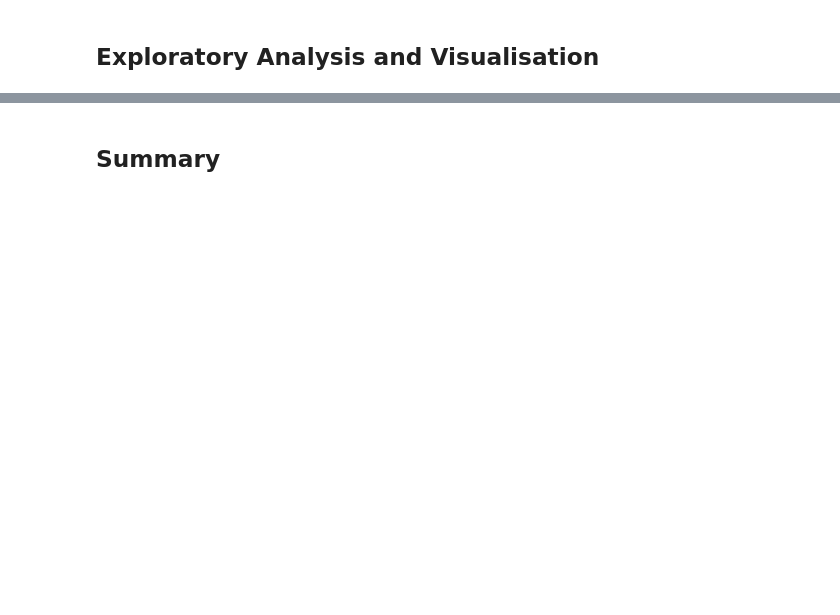
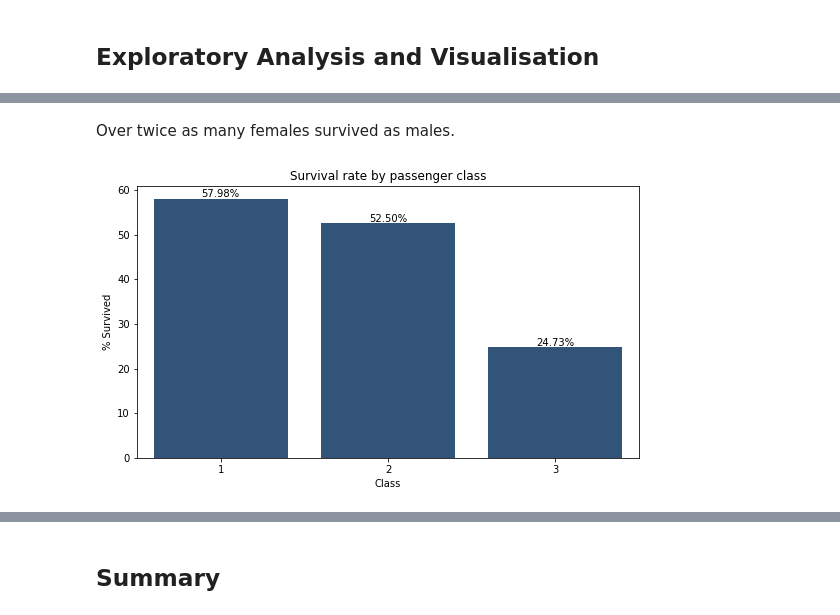
Before and after one commit to al-ensign/ml-introduction, a Jupyter notebook: 01_Descriptive_Statistics_and_Data_Exploration/eda.ipynb, the cells around one changed output, grey strips where cells are left out. Drawn from its saved outputs; the diff is of its cells as text; code cells hidden in the pictures; blank space fills up the shorter version.

```diff
--- a/01_Descriptive_Statistics_and_Data_Exploration/eda.ipynb
+++ b/01_Descriptive_Statistics_and_Data_Exploration/eda.ipynb
@@ -223,0 +248,14 @@ print(train["Embarked"].unique())
+# %% [markdown]
+Over twice as many females survived as males.
+# %%
+#Survival rate by class
+df_1 = train.groupby("Pclass")["Survived"].apply(lambda x: x.sum()/len(x)*100)
+plt.figure(figsize = (9,5))
+ax = sns.barplot(x = list(df_1.index), y = df_1.values,color = "#265484")
+plt.xlabel("Class")
+plt.ylabel("% Survived")
+plt.title("Survival rate by passenger class")
+ax.bar_label(ax.containers[0],fmt='%.2f%%')
+plt.show()
+# %% [output]
+[figure, added]
```
Also changed, not shown: parts of 30 cells of this notebook.
